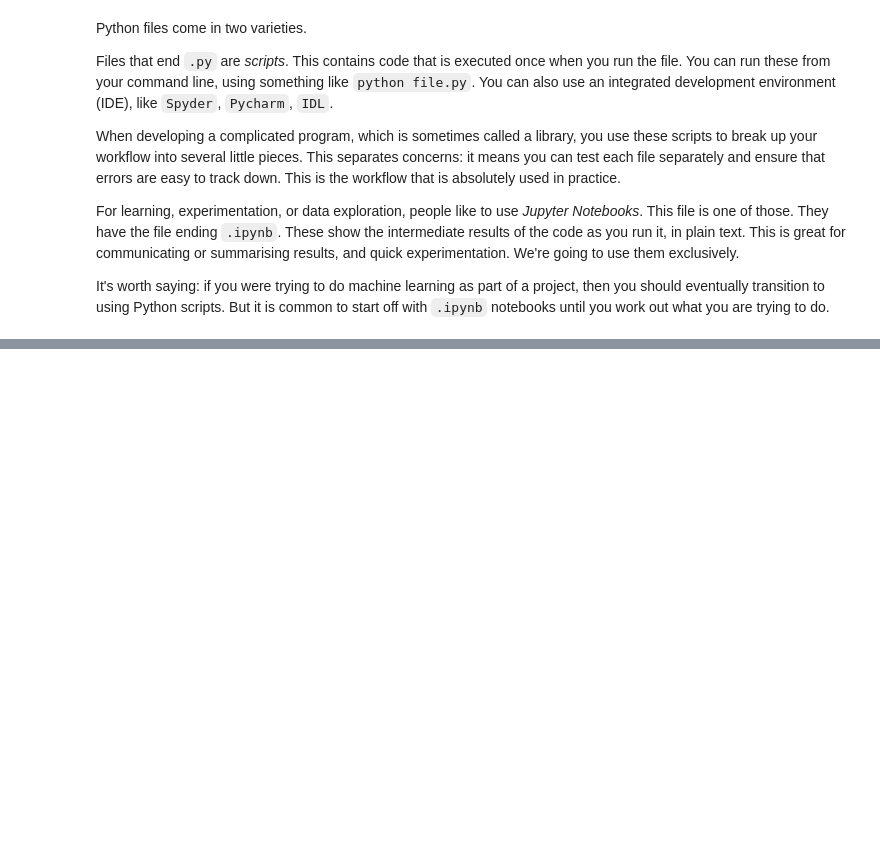
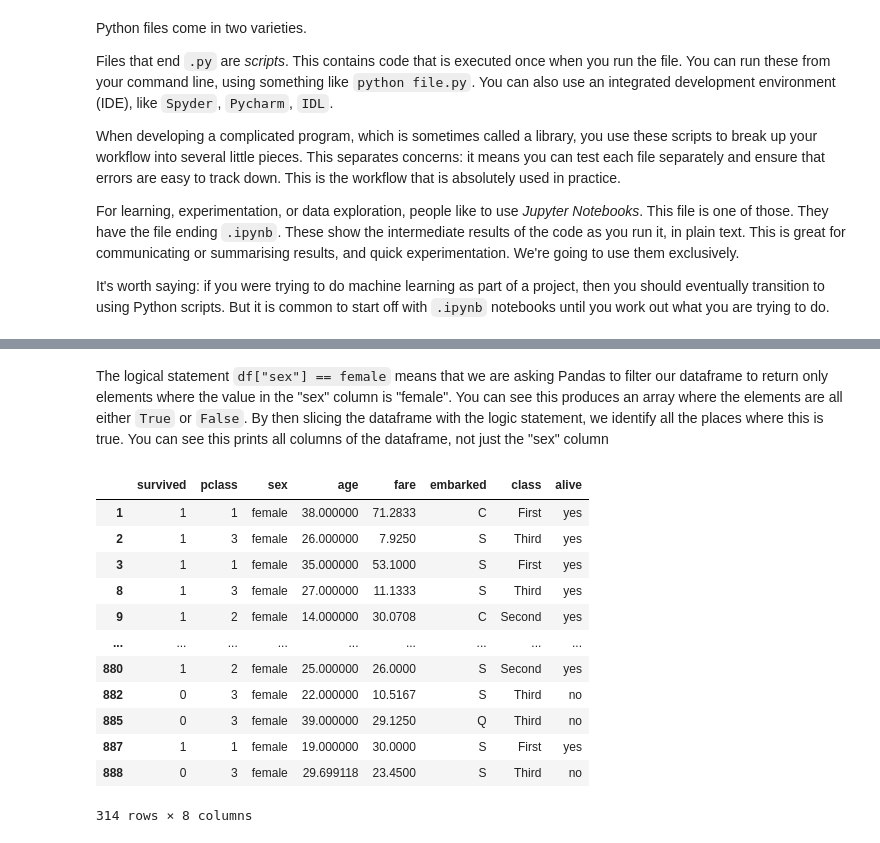
Before and after one commit to griffinfarrow/ML_for_Biomarker_Discovery, a Jupyter notebook: practical_exercises.ipynb, the cells around one changed output, grey strips where cells are left out. Cells and saved outputs as stored; diff of their text form; code cells hidden in the pictures; blank space fills up the shorter version.

```diff
--- a/practical_exercises.ipynb
+++ b/practical_exercises.ipynb
@@ -41,0 +337,19 @@ It is important to remember that Jupyter notebooks contain persistent memory. .
+# %% [markdown]
+The logical statement `df["sex"] == female` means that we are asking Pandas to filter our dataframe to return only elements where the value in the "sex" column is "female". You can see this produces an array where the elements are all either `True` or `False`. By then slicing the dataframe with the logic statement, we identify all the places where this is true. You can see this prints all columns of the dataframe, not just the "sex" column
+# %%
+logical_statement = df["sex"] == "female"
+df[logical_statement]
+# %% [output]
+|  | survived | pclass | sex | age | fare | embarked | class | alive |
+| 1 | 1 | 1 | female | 38.000000 | 71.2833 | C | First | yes |
+| 2 | 1 | 3 | female | 26.000000 | 7.9250 | S | Third | yes |
+| 3 | 1 | 1 | female | 35.000000 | 53.1000 | S | First | yes |
+| 8 | 1 | 3 | female | 27.000000 | 11.1333 | S | Third | yes |
+| 9 | 1 | 2 | female | 14.000000 | 30.0708 | C | Second | yes |
+| ... | ... | ... | ... | ... | ... | ... | ... | ... |
+| 880 | 1 | 2 | female | 25.000000 | 26.0000 | S | Second | yes |
+| 882 | 0 | 3 | female | 22.000000 | 10.5167 | S | Third | no |
+| 885 | 0 | 3 | female | 39.000000 | 29.1250 | Q | Third | no |
+| 887 | 1 | 1 | female | 19.000000 | 30.0000 | S | First | yes |
+| 888 | 0 | 3 | female | 29.699118 | 23.4500 | S | Third | no |
+314 rows × 8 columns
```
Also changed, not shown: parts of 48 cells of this notebook, 4 other files.
